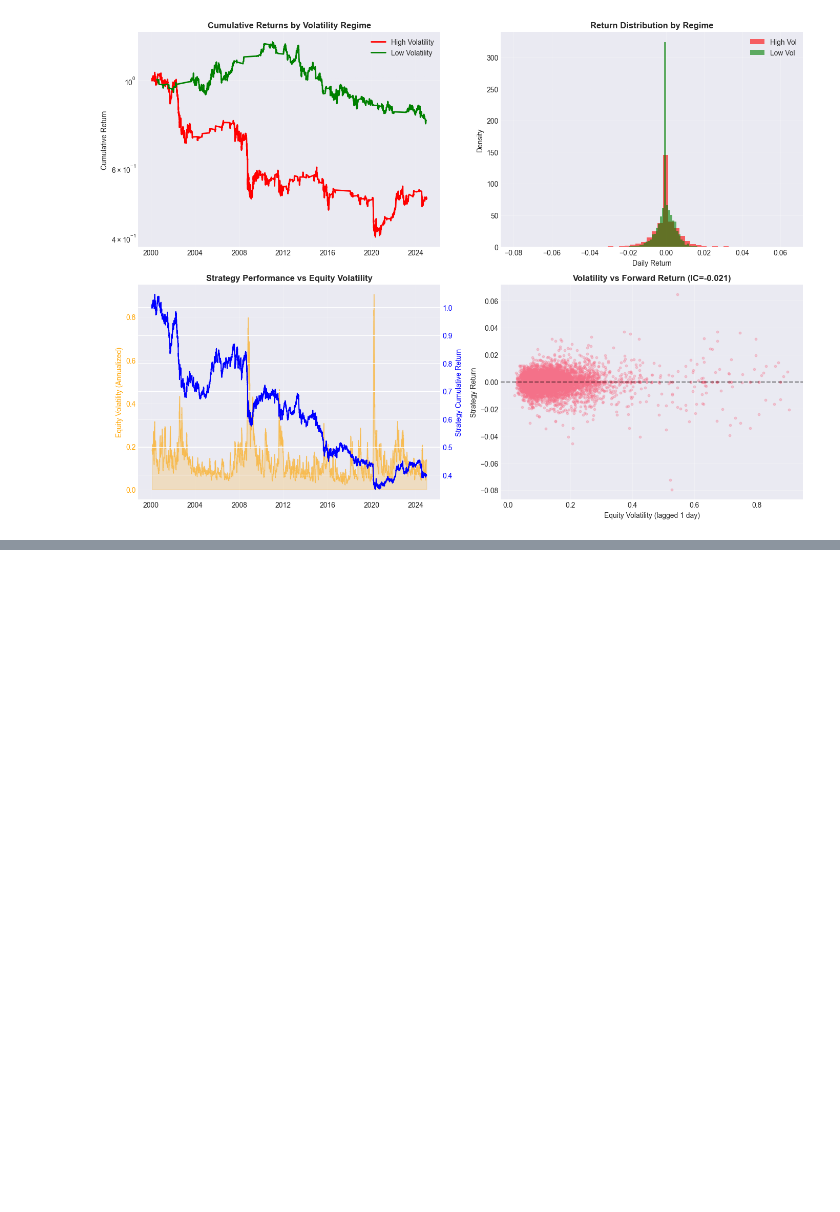
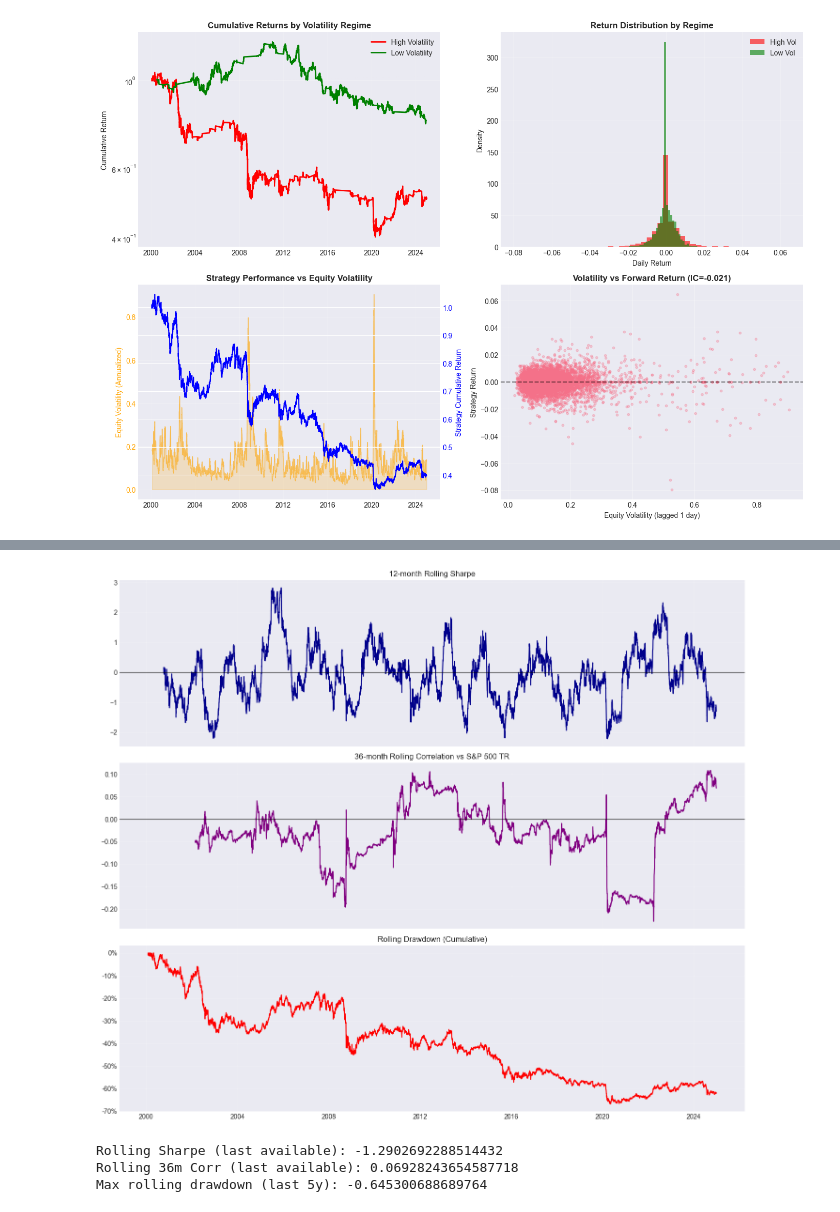
Before and after one commit to deniel-nankov/Verdad_Case_Study, a Jupyter notebook: fx_carry_analysis.ipynb, the cells around one changed output, grey strips where cells are left out. Drawn from its saved outputs; the diff is of its cells as text; code cells hidden in the pictures; blank space fills up the shorter version.

Commit message:
Complete Phase 2 advanced analysis and trading system implementation

```diff
--- a/fx_carry_analysis.ipynb
+++ b/fx_carry_analysis.ipynb
@@ -975,0 +1102,16 @@ Next steps:
+# %%
+fig, ax = plt.subplots(figsize=(14, 6))
+
+ax.hist(sharpe_distribution, bins=50, alpha=0.7, color='steelblue', edgecolor='black')
+ax.axvline(sharpe, color='red', linestyle='--', linewidth=2, label=f'Actual Sharpe: {sharpe:.4f}')
+ax.axvline(ci_95_lower, color='green', linestyle=':', linewidth=1.5, label=f'95% CI: [{ci_95_lower:.4f}, {ci_95_upper:.4f}]')
+ax.axvline(ci_95_upper, color='green', linestyle=':', linewidth=1.5)
+ax.axvline(0, color='black', linestyle='-', linewidth=1, alpha=0.5)
+
+ax.set_title('Graph 10.1: Bootstrap Distribution of Sharpe Ratios (10,000 iterations)', fontsize=14, fontweight='bold')
+ax.set_xlabel('Sharpe Ratio', fontsize=12)
+ax.set_ylabel('Frequency', fontsize=12)
+ax.legend(loc='best')
+ax.grid(True, alpha=0.3, axis='y')
+plt.tight_layout()
+plt.show()
@@ -975,0 +1122,49 @@ Next steps:
+# %%
+# Section 11 - Rolling Performance Analysis
+import matplotlib.dates as mdates
+
+# Ensure equity alignment
+try:
+    equity_aligned = equity_returns['SPX_TR'].reindex(strategy_returns.index).fillna(0)
+except Exception:
+    equity_aligned = equity_returns.iloc[:,0].reindex(strategy_returns.index).fillna(0)
+
+# Rolling metrics
+rolling_sharpe = (strategy_returns.rolling(252).mean() / strategy_returns.rolling(252).std()) * np.sqrt(252)
+rolling_corr_36m = strategy_returns.rolling(756).corr(equity_aligned)
+
+# Rolling drawdown
+cum = (1 + strategy_returns).cumprod()
+running_max = cum.expanding().max()
+rolling_dd = (cum - running_max) / running_max
+
+# Plots
+fig, axes = plt.subplots(3, 1, figsize=(14, 12), sharex=True)
+
+axes[0].plot(rolling_sharpe.index, rolling_sharpe, color='darkblue')
+axes[0].axhline(0, color='black', linewidth=0.8)
+axes[0].set_title('12-month Rolling Sharpe')
+
+axes[1].plot(rolling_corr_36m.index, rolling_corr_36m, color='purple')
+axes[1].set_title('36-month Rolling Correlation vs S&P 500 TR')
+axes[1].axhline(0, color='black', linewidth=0.8)
+
+axes[2].plot(rolling_dd.index, rolling_dd.values, color='red')
+axes[2].set_title('Rolling Drawdown (Cumulative)')
+axes[2].yaxis.set_major_formatter(plt.FuncFormatter(lambda y, _: f'{y:.0%}'))
+
+for ax in axes:
+    ax.grid(True, alpha=0.3)
+
+plt.tight_layout()
+plt.show()
+
+# Quick summary stats
+print('Rolling Sharpe (last available):', rolling_sharpe.dropna().iloc[-1] if len(rolling_sharpe.dropna())>0 else 'n/a')
+print('Rolling 36m Corr (last available):', rolling_corr_36m.dropna().iloc[-1] if len(rolling_corr_36m.dropna())>0 else 'n/a')
+print('Max rolling drawdown (last 5y):', rolling_dd[-252*5:].min())
+# %% [output]
+[figure, added]
+Rolling Sharpe (last available): -1.2902692288514432
+Rolling 36m Corr (last available): 0.06928243654587718
+Max rolling drawdown (last 5y): -0.645300688689764
```
Also changed, not shown: parts of 75 cells of this notebook, 36 other files.
